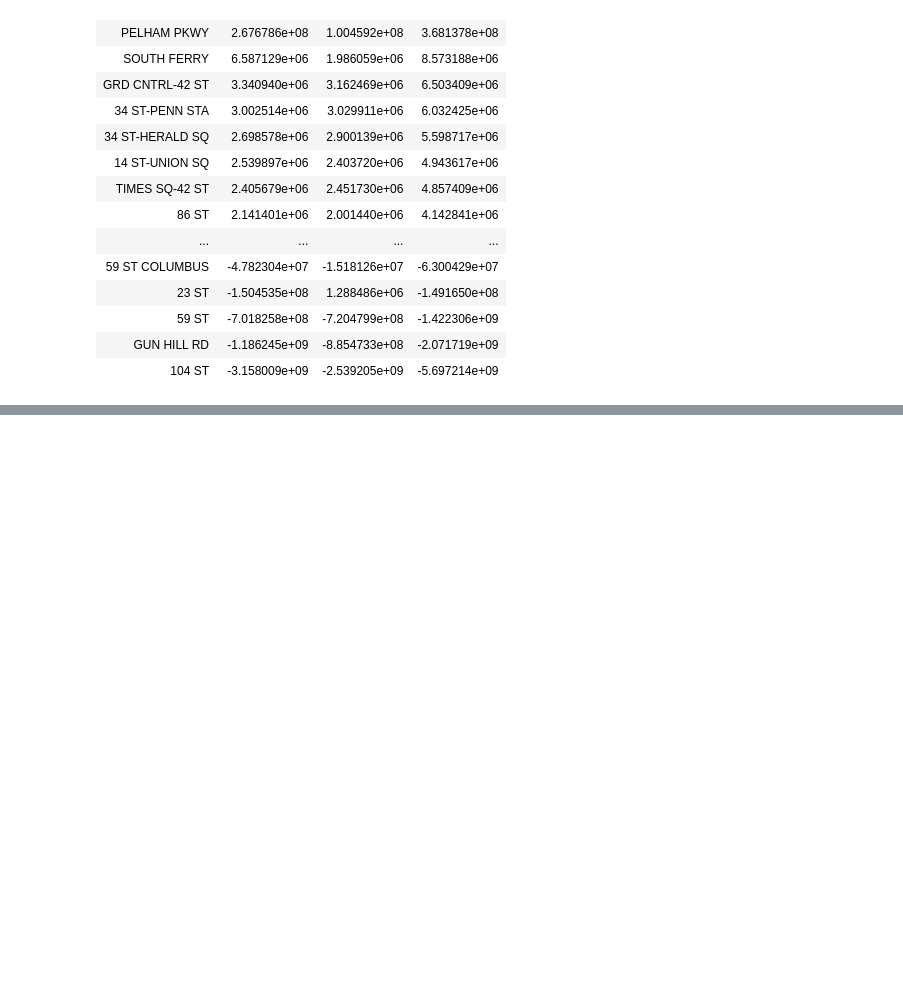
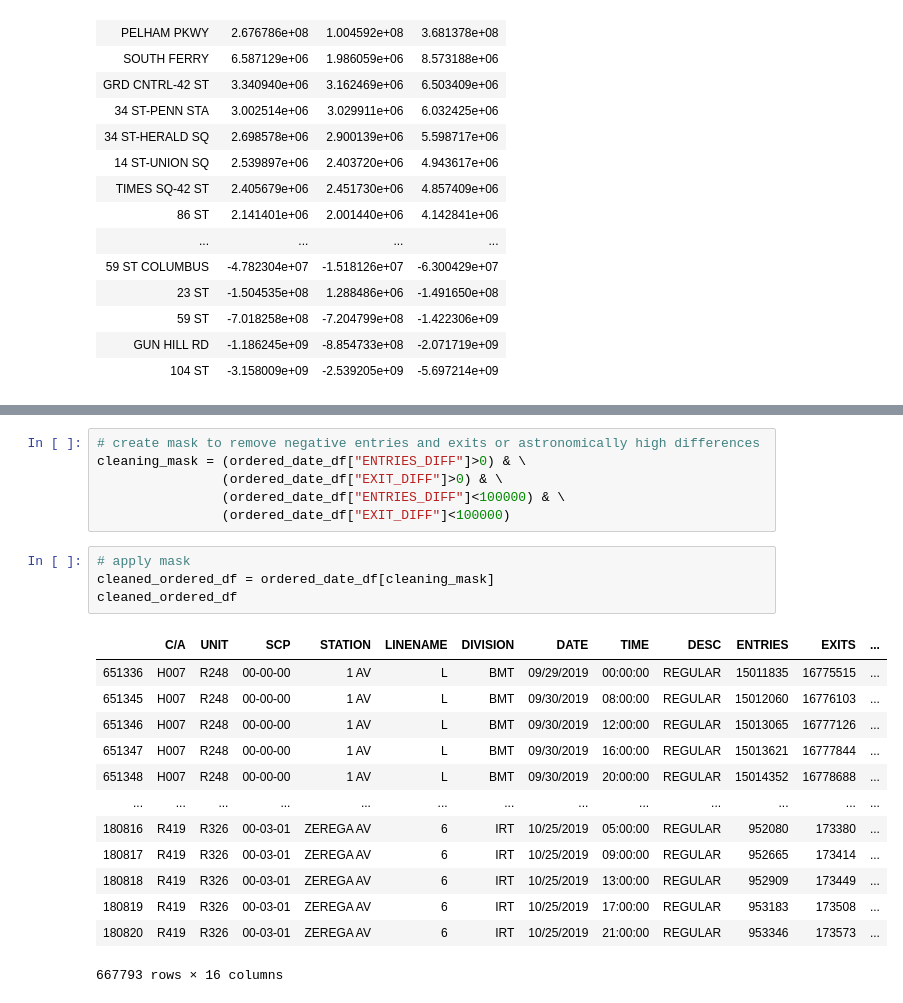
Before and after one commit to ry-werth/metis-project-1-mta-study, a Jupyter notebook: Ryan_Playground/Playground.ipynb, the cells around one changed output, grey strips where cells are left out. Cells and saved outputs as stored; diff of their text form; blank space fills up the shorter version.

Commit message:
cleaned the data in playground

```diff
--- a/Ryan_Playground/Playground.ipynb
+++ b/Ryan_Playground/Playground.ipynb
@@ -273,0 +296,24 @@ ordered_date_df[ordered_date_df["STATION"]=="104 ST"][:1000]
+# %%
+# create mask to remove negative entries and exits or astronomically high differences
+cleaning_mask = (ordered_date_df["ENTRIES_DIFF"]>0) & \
+                (ordered_date_df["EXIT_DIFF"]>0) & \
+                (ordered_date_df["ENTRIES_DIFF"]<100000) & \
+                (ordered_date_df["EXIT_DIFF"]<100000)
+# %%
+# apply mask
+cleaned_ordered_df = ordered_date_df[cleaning_mask]
+cleaned_ordered_df
+# %% [output]
+|  | C/A | UNIT | SCP | STATION | LINENAME | DIVISION | DATE | TIME | DESC | ENTRIES | EXITS | ... |
+| 651336 | H007 | R248 | 00-00-00 | 1 AV | L | BMT | 09/29/2019 | 00:00:00 | REGULAR | 15011835 | 16775515 | ... |
+| 651345 | H007 | R248 | 00-00-00 | 1 AV | L | BMT | 09/30/2019 | 08:00:00 | REGULAR | 15012060 | 16776103 | ... |
+| 651346 | H007 | R248 | 00-00-00 | 1 AV | L | BMT | 09/30/2019 | 12:00:00 | REGULAR | 15013065 | 16777126 | ... |
+| 651347 | H007 | R248 | 00-00-00 | 1 AV | L | BMT | 09/30/2019 | 16:00:00 | REGULAR | 15013621 | 16777844 | ... |
+| 651348 | H007 | R248 | 00-00-00 | 1 AV | L | BMT | 09/30/2019 | 20:00:00 | REGULAR | 15014352 | 16778688 | ... |
+| ... | ... | ... | ... | ... | ... | ... | ... | ... | ... | ... | ... | ... |
+| 180816 | R419 | R326 | 00-03-01 | ZEREGA AV | 6 | IRT | 10/25/2019 | 05:00:00 | REGULAR | 952080 | 173380 | ... |
+| 180817 | R419 | R326 | 00-03-01 | ZEREGA AV | 6 | IRT | 10/25/2019 | 09:00:00 | REGULAR | 952665 | 173414 | ... |
+| 180818 | R419 | R326 | 00-03-01 | ZEREGA AV | 6 | IRT | 10/25/2019 | 13:00:00 | REGULAR | 952909 | 173449 | ... |
+| 180819 | R419 | R326 | 00-03-01 | ZEREGA AV | 6 | IRT | 10/25/2019 | 17:00:00 | REGULAR | 953183 | 173508 | ... |
+| 180820 | R419 | R326 | 00-03-01 | ZEREGA AV | 6 | IRT | 10/25/2019 | 21:00:00 | REGULAR | 953346 | 173573 | ... |
+667793 rows × 16 columns
```
Also changed, not shown: parts of 4 cells of this notebook.
